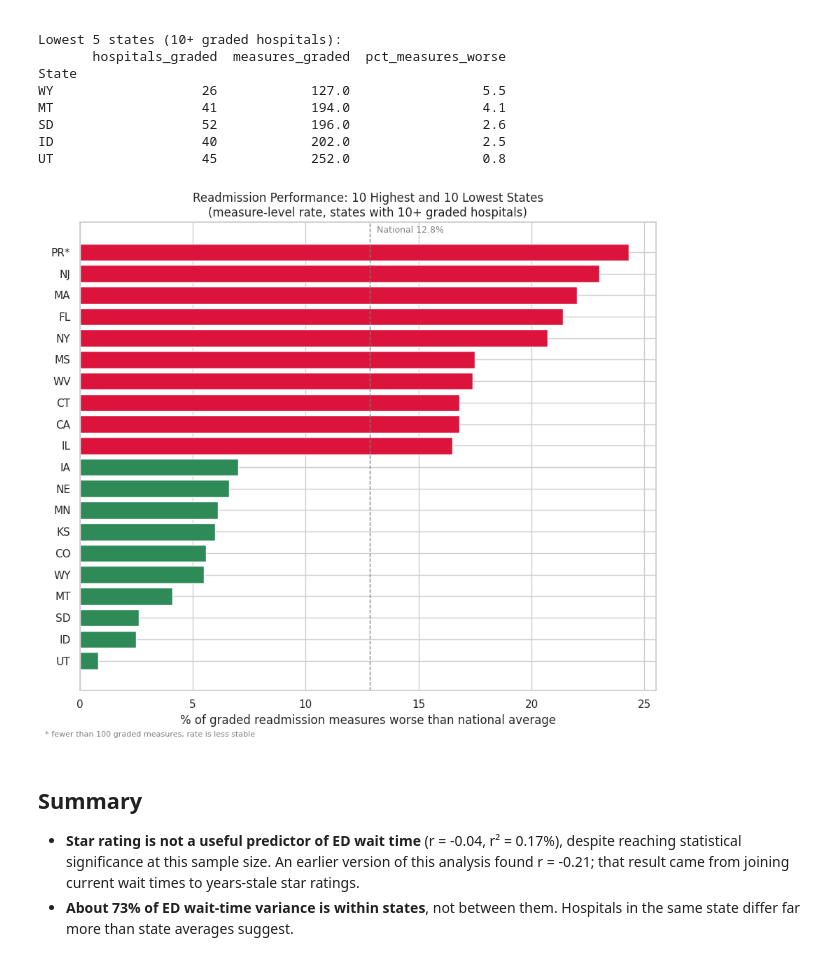
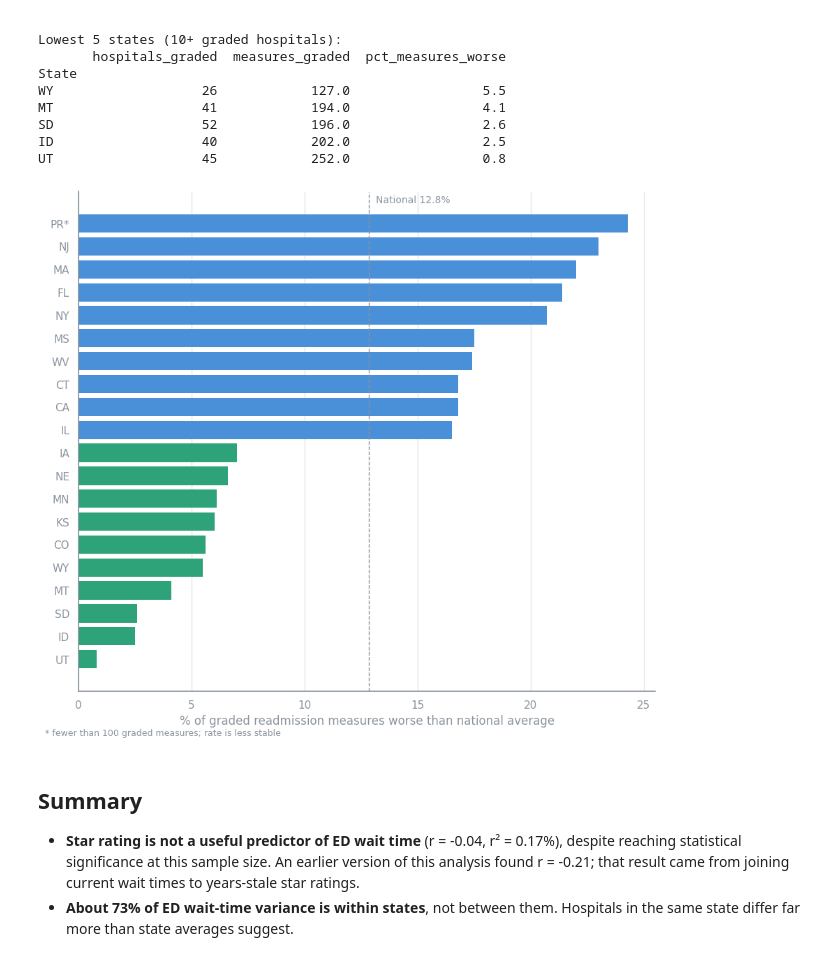
Before and after one commit to grimrabbit/healthcare-cms-dashboard, a Jupyter notebook: notebook/cms_analysis.ipynb, the cells around one changed output. Cells and saved outputs as stored; diff of their text form; code cells hidden in the pictures.

Commit message:
Add client framing, ERD, and revised visuals to README

```diff
--- a/notebook/cms_analysis.ipynb
+++ b/notebook/cms_analysis.ipynb
@@ -32,3 +23,23 @@ pd.set_option("display.max_columns", 50)
+# %%
+import pandas as pd
+import numpy as np
+import matplotlib.pyplot as plt
+import seaborn as sns
+from scipy import stats
+
+sns.set_theme(style="whitegrid")
+
+# Report styling: solid colors, transparent background so charts sit cleanly
+# on GitHub in both light and dark mode.
+BLUE, GREEN, GRAY = "#4A90D9", "#2EA37A", "#8B949E"
+plt.rcParams.update({
+    "figure.facecolor": "none", "axes.facecolor": "none", "savefig.transparent": True,
+    "axes.edgecolor": GRAY, "axes.labelcolor": GRAY, "xtick.color": GRAY, "ytick.color": GRAY,
+    "text.color": GRAY, "grid.color": GRAY, "grid.alpha": 0.25,
+    "axes.spines.top": False, "axes.spines.right": False, "font.size": 11,
+    "patch.edgecolor": "none", "patch.force_edgecolor": False,
+})
+pd.set_option("display.max_columns", 50)
 # %% [markdown]
 ## 1. Load and join
 
@@ -312,23 +433,23 @@ UT                   45            252.0                 0.8
 # %%
 fig, ax = plt.subplots(figsize=(9, 8))
 plot_data = pd.concat([state.head(10), state.tail(10)])["pct_measures_worse"]
-colors = ["crimson"] * 10 + ["seagreen"] * 10
+colors = [BLUE] * 10 + [GREEN] * 10
 ax.barh(plot_data.index, plot_data.values, color=colors)
-ax.axvline(national, color="gray", linestyle="--", linewidth=1)
+ax.axvline(national, color=GRAY, linestyle="--", linewidth=1)
 ax.invert_yaxis()
-ax.text(national + 0.3, -0.9, f"National {national:.1f}%", color="gray", fontsize=9)
+ax.text(national + 0.3, -0.9, f"National {national:.1f}%", fontsize=10)
 small = state.loc[plot_data.index, "measures_graded"] < 100
 ax.set_yticks(range(len(plot_data)))
 ax.set_yticklabels([f"{st}*" if small[st] else st for st in plot_data.index])
 if small.any():
-    fig.text(0.01, 0.005, "* fewer than 100 graded measures; rate is less stable", fontsize=8, color="gray")
+    fig.text(0.01, 0.005, "* fewer than 100 graded measures; rate is less stable", fontsize=9)
 ax.set_xlabel("% of graded readmission measures worse than national average")
-ax.set_title("Readmission Performance: 10 Highest and 10 Lowest States\n(measure-level rate, states with 10+ graded hospitals)")
+ax.grid(axis="y", visible=False)
 plt.tight_layout()
 plt.savefig("../docs/screenshots/readmissions_by_state.png", dpi=150)
 plt.show()
 # %% [output]
-[figure, old version]
+[figure, new version]
 # %% [markdown]
 ## Summary
 
```
Also changed, not shown: parts of 10 cells of this notebook, 7 other files.
